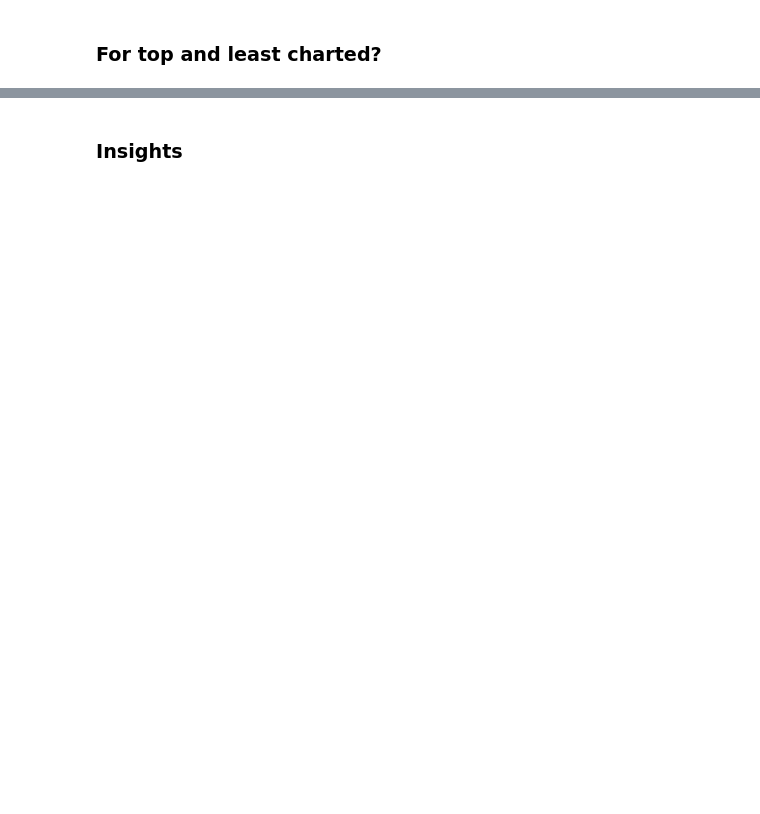
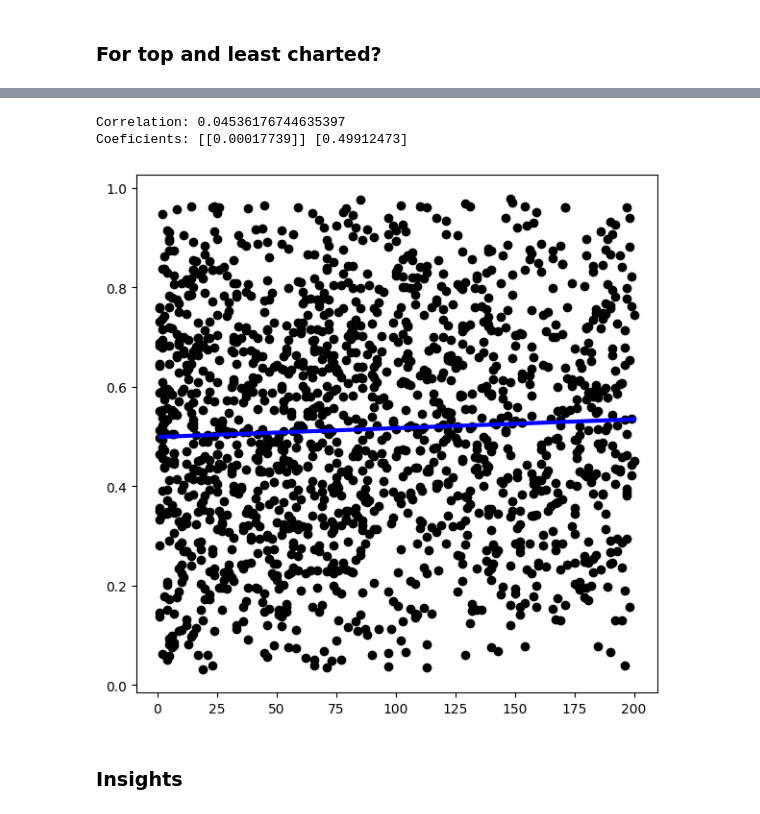
Before and after one commit to emalvaradog/spotify-data-visualization, a Jupyter notebook: visualization.ipynb, the cells around one changed output, grey strips where cells are left out. Saved outputs shown, nothing was run; the diff lists cells and outputs as text; code cells hidden in the pictures; blank space fills up the shorter version.

Commit message:
correlation & linear

```diff
--- a/visualization.ipynb
+++ b/visualization.ipynb
@@ -88,3 +85,12 @@ last_ten = filter_data(data, 200, 190)
+# %%
+dataset = pd.read_csv("./spotify_dataset.csv", ',')
+dataset["Valence"].replace(" ", np.nan, inplace=True)
+dataset.dropna(subset=["Valence"], inplace=True)
+data, header = read_csv('./spotify_dataset.csv')
+top_ten = filter_data(data, 10, 0)
+last_ten = filter_data(data, 200, 190)
+songs_valence = dataset[['Highest Charting Position', 'Valence']]
+songs_valence = songs_valence.astype({"Highest Charting Position": "float", "Valence": "float"})
 # %% [markdown]
 ### Let's find out the most listened genre's from 2020 to 2021
 # %%
@@ -196,2 +186,25 @@ plt.show()
+# %%
+# ASSIGN X & Y VARIABLES
+Y = songs_valence[["Valence"]]
+X = songs_valence[["Highest Charting Position"]]
+
+
+regr = linear_model.LinearRegression()
+regr.fit(X, Y)
+
+xval = X.values
+yval = Y.values
+
+print("Correlation: " + str(np.array(songs_valence.corr())[0,1]))
+print("Coeficients: " + str(regr.coef_) + " "  +str(regr.intercept_))
+# CREATE PLOT
+fig, ax = plt.subplots(figsize=(7,7))
+ax.scatter(X,Y, color="black")
+ax.plot(X, regr.predict(X), color="blue", linewidth=3)
+plt.show()
+# %% [output]
+Correlation: 0.04536176744635397
+Coeficients: [[0.00017739]] [0.49912473]
+[figure, added]
 # %% [markdown]
 ### Insights
```
Also changed, not shown: parts of 8 cells of this notebook.
